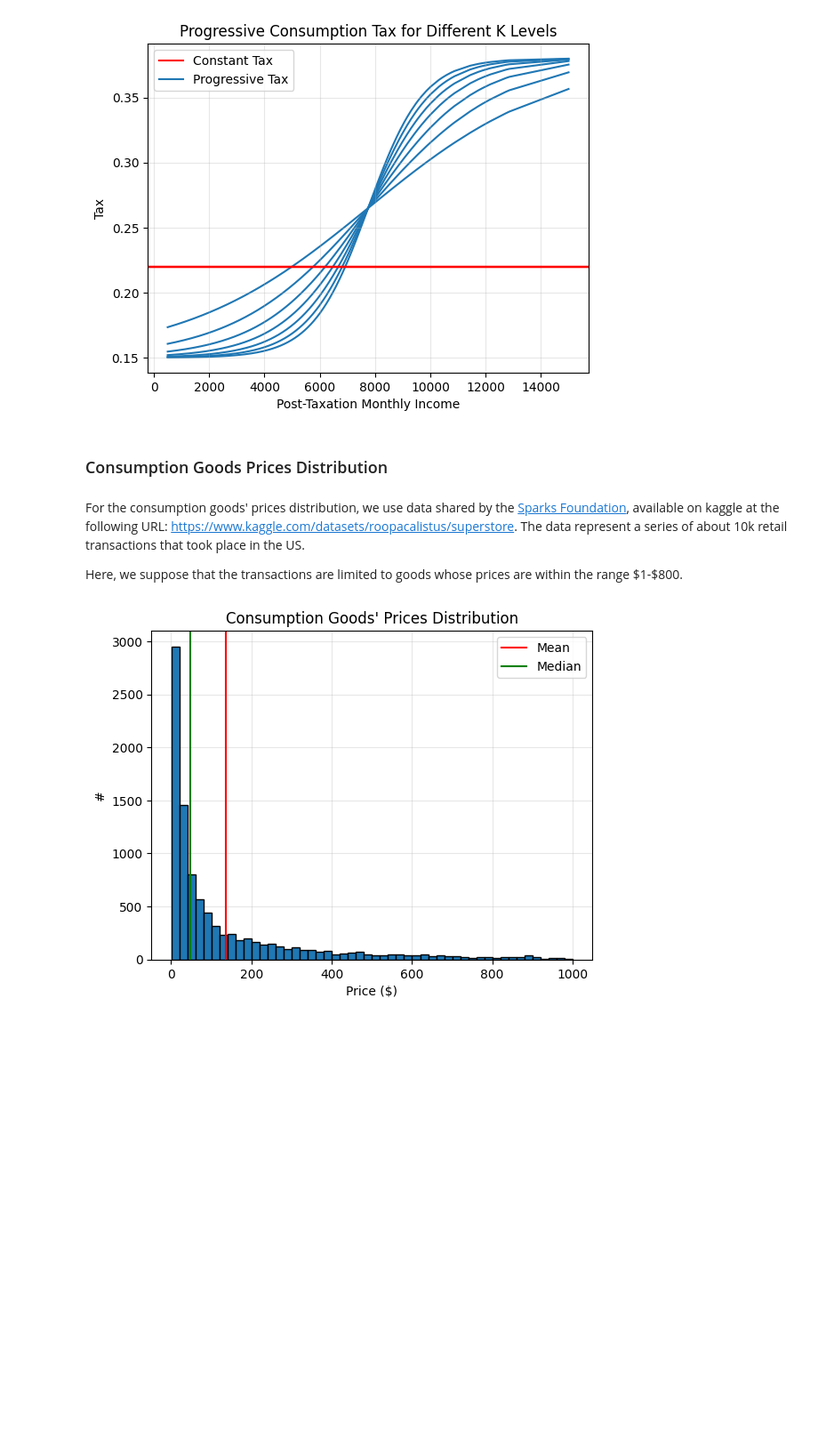
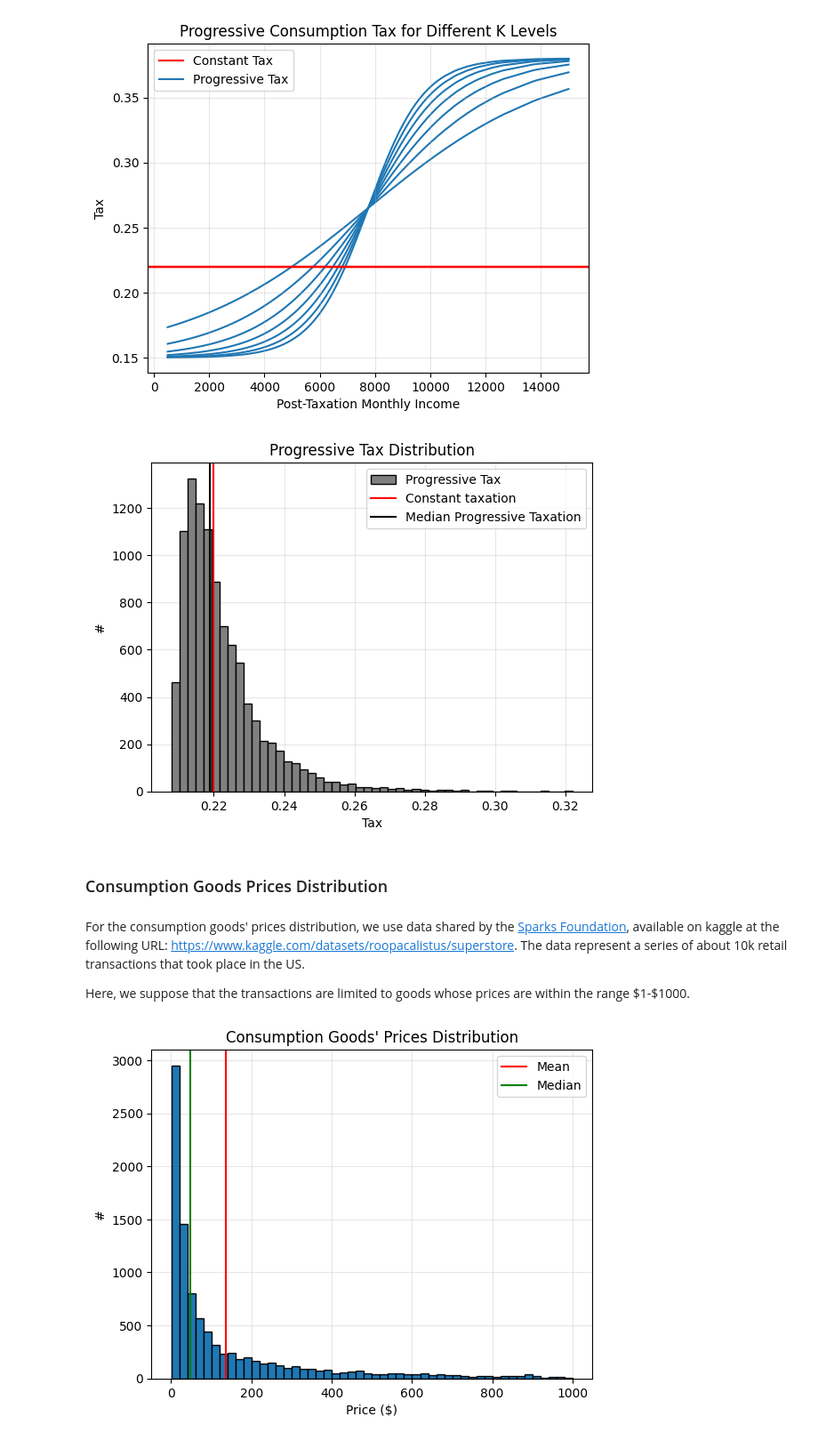
Before and after one commit to Tobia905/cptsim, a Jupyter notebook: notebooks/experiments.ipynb, the cells around one changed output. Shown at 89% size. Cells and saved outputs as stored; diff of their text form; code cells hidden in the pictures; blank space fills up the shorter version.

```diff
--- a/notebooks/experiments.ipynb
+++ b/notebooks/experiments.ipynb
@@ -61,3 +65,17 @@ Here, we propose a scaled logistic function based tax. A scaled logistic functio
 plot_progressive_taxation(income_samples)
 # %% [output]
 [figure]
+# %%
+tax = progressive_tax(income_samples, .15, .38, 500, 15000, k=0.00015)
+
+plt.hist(tax, bins=50, edgecolor="k", zorder=2, color="grey", label="Progressive Tax")
+plt.axvline(.22, c="red", label="Constant taxation")
+plt.axvline(np.median(tax), c="k", label="Median Progressive Taxation")
+plt.grid(alpha=.3, zorder=-2)
+plt.title("Progressive Tax Distribution")
+plt.xlabel("Tax")
+plt.ylabel("#")
+plt.legend()
+plt.show()
+# %% [output]
+[figure, added]
@@ -66,7 +106,7 @@ plot_progressive_taxation(income_samples)
 # %% [markdown]
 For the consumption goods' prices distribution, we use data shared by the [Sparks Foundation](https://www.thesparksfoundationsingapore.org/), available on kaggle at the following URL: https://www.kaggle.com/datasets/roopacalistus/superstore. The data represent a series of about 10k retail transactions that took place in the US.
 
-Here, we suppose that the transactions are limited to goods whose prices are within the range \$1-\$800.
+Here, we suppose that the transactions are limited to goods whose prices are within the range \$1-\$1000.
 # %%
 ret2 = pd.read_csv("../data/SampleSuperstore.csv")
 ret2 = ret2[(ret2["Sales"] >= 1) & (ret2["Sales"] <= 1000)].reset_index(drop=True)
```
Also changed, not shown: parts of 15 cells of this notebook, 2 other files.
